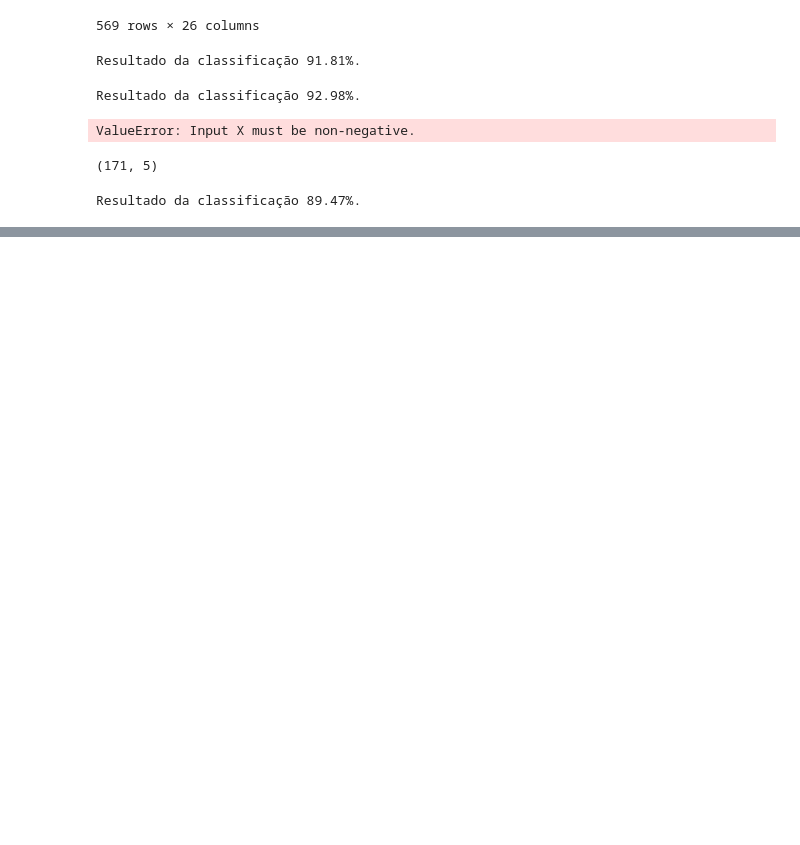
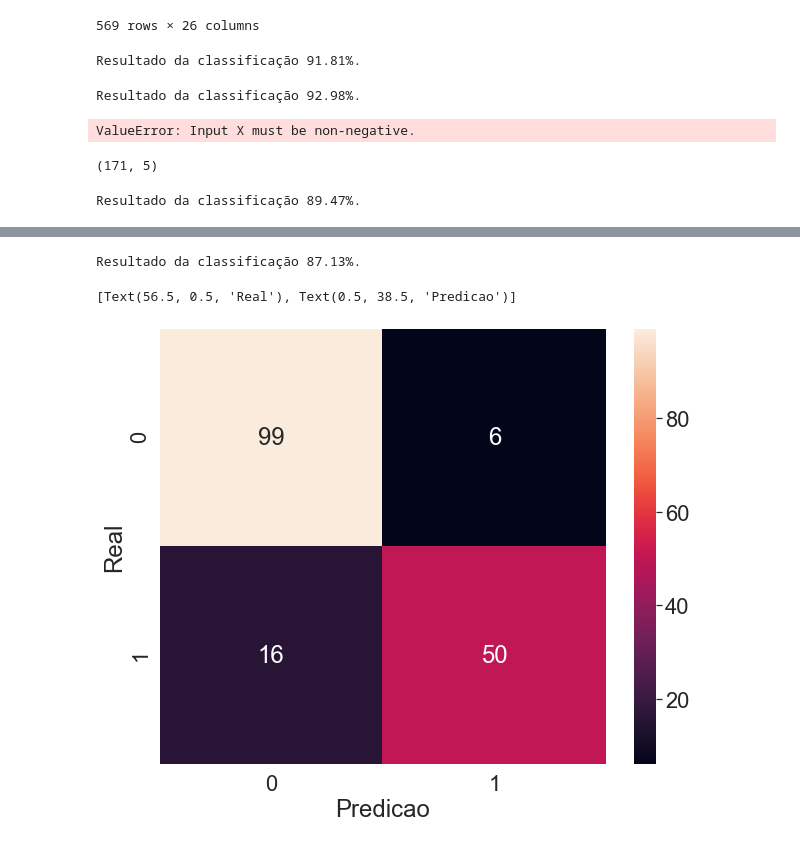
Before and after one commit to ramonfsk/machineLearning, a Jupyter notebook: Alura_Care.ipynb, the cells around one changed output, grey strips where cells are left out. Cells and saved outputs as stored; diff of their text form; code cells hidden in the pictures; blank space fills up the shorter version.

```diff
--- a/Alura_Care.ipynb
+++ b/Alura_Care.ipynb
@@ -273,0 +289,24 @@ Resultado da classificação 89.47%.
+# %%
+from sklearn.feature_selection import RFE
+
+SEED = 1234
+random.seed(SEED)
+
+treino_x, teste_x, treino_y, teste_y = train_test_split(valores_exames_v6, diagnostico, test_size = 0.3)
+classificador = RandomForestClassifier(n_estimators=100, random_state=1234)
+classificador.fit(treino_x, treino_y)
+select_rfe = RFE(estimator = classificador, n_features_to_select = 2, step = 1)
+select_rfe.fit(treino_x, treino_y)
+treino_rfe = select_rfe.transform(treino_x)
+teste_rfe = select_rfe.transform(teste_x)
+classificador.fit(treino_rfe, treino_y)
+matriz_confusao = confusion_matrix(teste_y, classificador.predict(teste_rfe))
+print("Resultado da classificação %.2f%%." % (classificador.score(teste_rfe, teste_y)*100))
+
+plt.figure(figsize=(10,8))
+sns.set(font_scale=2)
+sns.heatmap(matriz_confusao, annot=True, fmt="d").set(xlabel='Predicao', ylabel='Real')
+# %% [output]
+Resultado da classificação 87.13%.
+[Text(56.5, 0.5, 'Real'), Text(0.5, 38.5, 'Predicao')]
+[figure, added]
```
Also changed, not shown: parts of 12 cells of this notebook, 6 other files.
